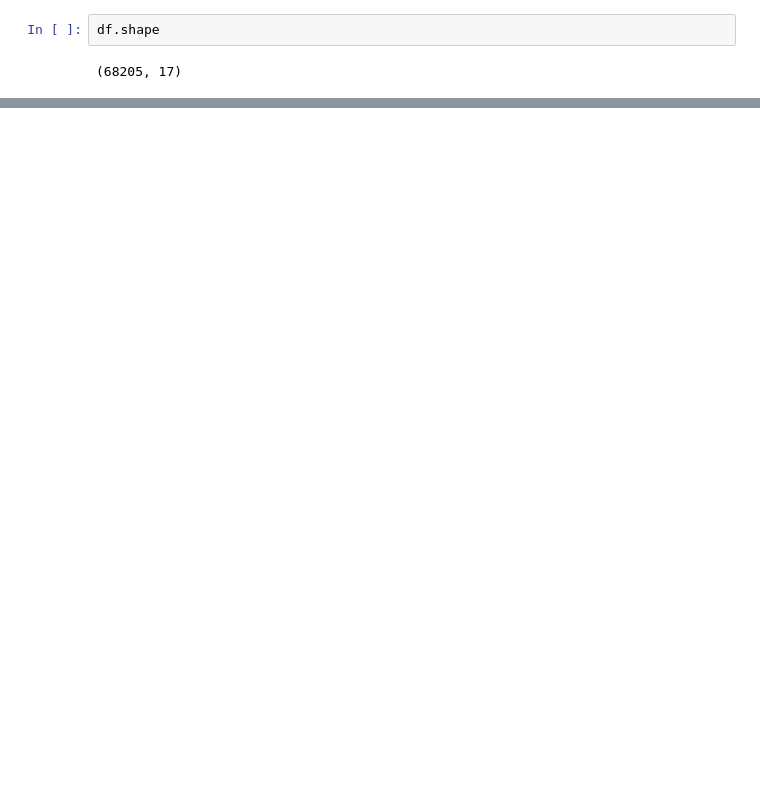
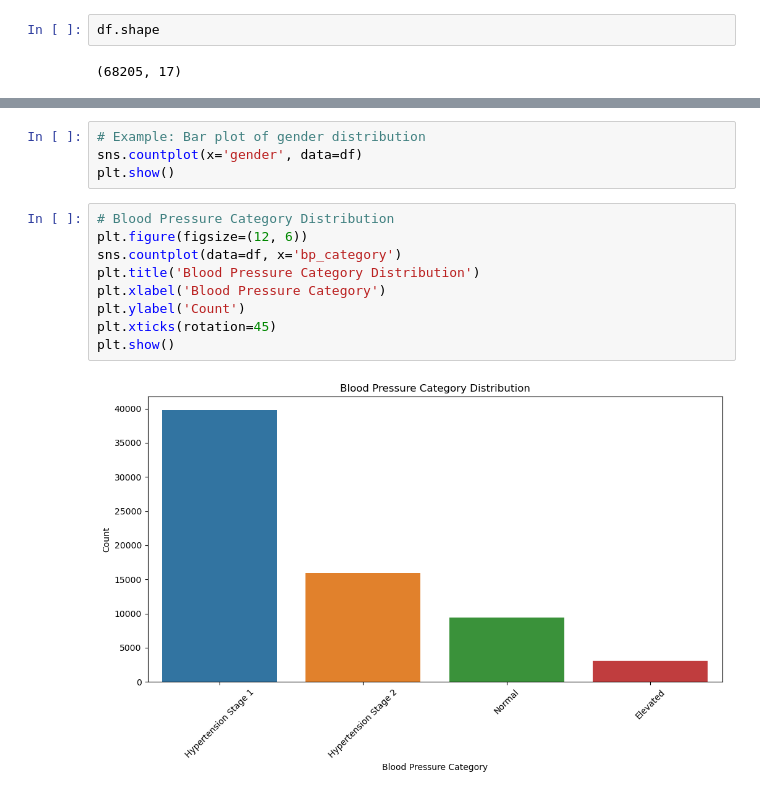
Before and after one commit to ch-nisar89/machine-learning-approaches-for-cardiovascular-disease-prediction, a Jupyter notebook: Cardiovascular Disease Prediction Using Clustering and Logistic Regression.ipynb, the cells around one changed output, grey strips where cells are left out. Cells and saved outputs as stored; diff of their text form; blank space fills up the shorter version.

```diff
--- a/Cardiovascular Disease Prediction Using Clustering and Logistic Regression.ipynb
+++ b/Cardiovascular Disease Prediction Using Clustering and Logistic Regression.ipynb
@@ -255,0 +128,15 @@ plt.show()
+# %%
+# Example: Bar plot of gender distribution
+sns.countplot(x='gender', data=df)
+plt.show()
+# %%
+# Blood Pressure Category Distribution
+plt.figure(figsize=(12, 6))
+sns.countplot(data=df, x='bp_category')
+plt.title('Blood Pressure Category Distribution')
+plt.xlabel('Blood Pressure Category')
+plt.ylabel('Count')
+plt.xticks(rotation=45)
+plt.show()
+# %% [output]
+[figure, added]
```
Also changed, not shown: parts of 54 cells of this notebook.
